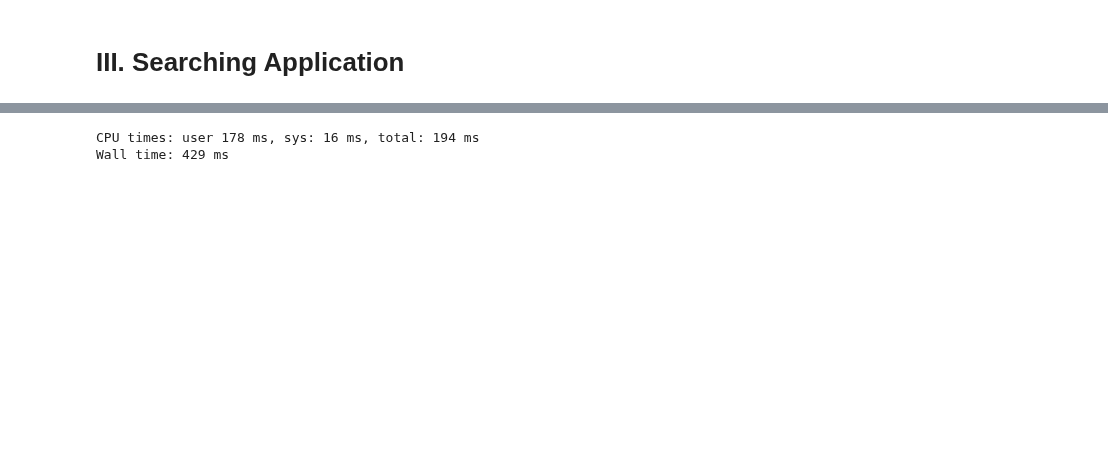
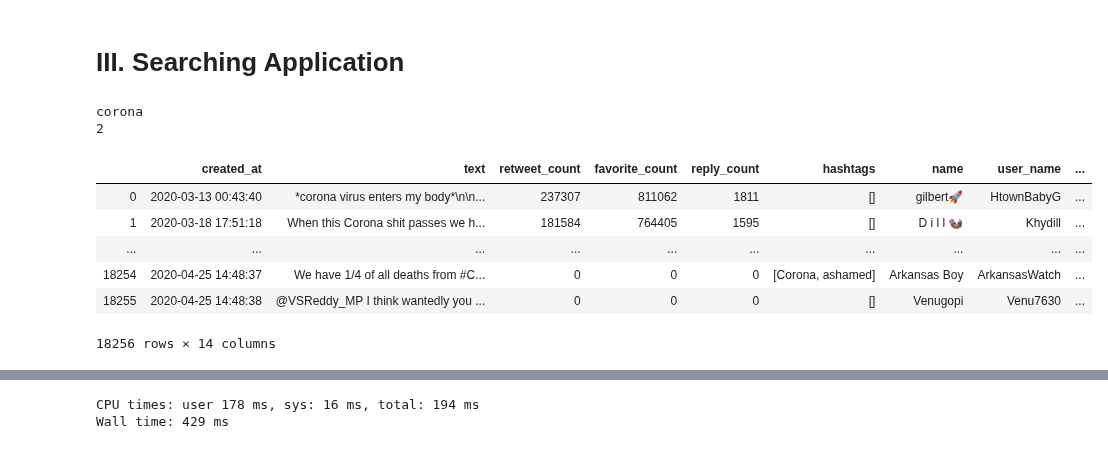
Before and after one commit to Hui-Dora-Wang/Search-Application-on-Twitter, a Jupyter notebook: search_app.ipynb, the cells around one changed output, grey strips where cells are left out. Cells and saved outputs as stored; diff of their text form; code cells hidden in the pictures; blank space fills up the shorter version.

Commit message:
cache with dictionary

```diff
--- a/search_app.ipynb
+++ b/search_app.ipynb
@@ -303,30 +302,62 @@ user_table.head(5)
 
 
 # III. Searching Application
+# %%
+# function: create dictionary to store cache
+stored_keyword = set()
+stored_hashtag = set()
+dict_text = {}
+dict_hashtag = {}
+
+def put_into_cache(keyword, df, dict_set) :
+    dict_set[keyword] = df.to_dict()
+# %%
+# function: read cache from dictionary to dataframe
+def dict_to_df(keyword, dict_set) :
+    return pd.DataFrame.from_dict(dict_set[keyword])
 # %%
 ##text search
 user_keyword = input()
 regx = re.compile(user_keyword, re.IGNORECASE)
 
-search_tweet = pd.DataFrame(
-    tweet.find({'text': {"$regex": regx}}).sort([("retweet_count", -1),("reply_count", -1),("favorite_count", -1)])
-)
+if (user_keyword.lower() not in stored_keyword) :
+    search_tweet = pd.DataFrame(
+        tweet.find({'text': {"$regex": regx}}).sort([("retweet_count", -1), ("reply_count", -1), ("favorite_count", -1)])
+    )
 
-if(len(search_tweet)==0):
-    print("Error: No result for %s" %user_keyword)
-    search_full = None
+    if (len(search_tweet) == 0) :
+        print("Error: No result for %s" %user_keyword)
+        search_full = None
 
-else:
-    s_user=tuple(search_tweet["user_id"].tolist())
-    params = {'l': s_user}
+    else :
+        s_user = tuple(search_tweet["user_id"].tolist())
+        params = {'l': s_user}
 
-    cur.execute('SELECT * FROM users_data where user_id in %(l)s',params)
-    search_user = pd.DataFrame(cur.fetchall())
-    search_user.columns =  [i[0] for i in cur.description]
+        cur.execute('SELECT * FROM users_data where user_id in %(l)s', params)
+        search_user = pd.DataFrame(cur.fetchall())
+        search_user.columns =  [i[0] for i in cur.description]
 
-    search_full = pd.merge(search_tweet, search_user, how = 'left', on = ['user_id']).drop(['_id','id','user_id'], axis=1)
+        search_full = pd.merge(search_tweet, search_user, how = 'left', on = ['user_id']).drop(['_id', 'id', 'user_id'], axis = 1)
+
+    stored_keyword.add(user_keyword.lower())
+    put_into_cache(user_keyword.lower(), search_full, dict_text)
+    print(1)
+
+else :
+    search_full = dict_to_df(user_keyword.lower(), dict_text)
+    print(2)
 
 search_full
+# %% [output]
+corona
+2
+|  | created_at | text | retweet_count | favorite_count | reply_count | hashtags | name | user_name | ... |
+| 0 | 2020-03-13 00:43:40 | *corona virus enters my body*\n\n... | 237307 | 811062 | 1811 | [] | gilbert🚀 | HtownBabyG | ... |
+| 1 | 2020-03-18 17:51:18 | When this Corona shit passes we h... | 181584 | 764405 | 1595 | [] | D i l l 🦦 | Khydill | ... |
+| ... | ... | ... | ... | ... | ... | ... | ... | ... | ... |
+| 18254 | 2020-04-25 14:48:37 | We have 1/4 of all deaths from #C... | 0 | 0 | 0 | [Corona, ashamed] | Arkansas Boy | ArkansasWatch | ... |
+| 18255 | 2020-04-25 14:48:38 | @VSReddy_MP I think wantedly you ... | 0 | 0 | 0 | [] | Venugopi | Venu7630 | ... |
+18256 rows × 14 columns
 # %%
 ## search hashtag
 
```
Also changed, not shown: parts of 10 cells of this notebook.
